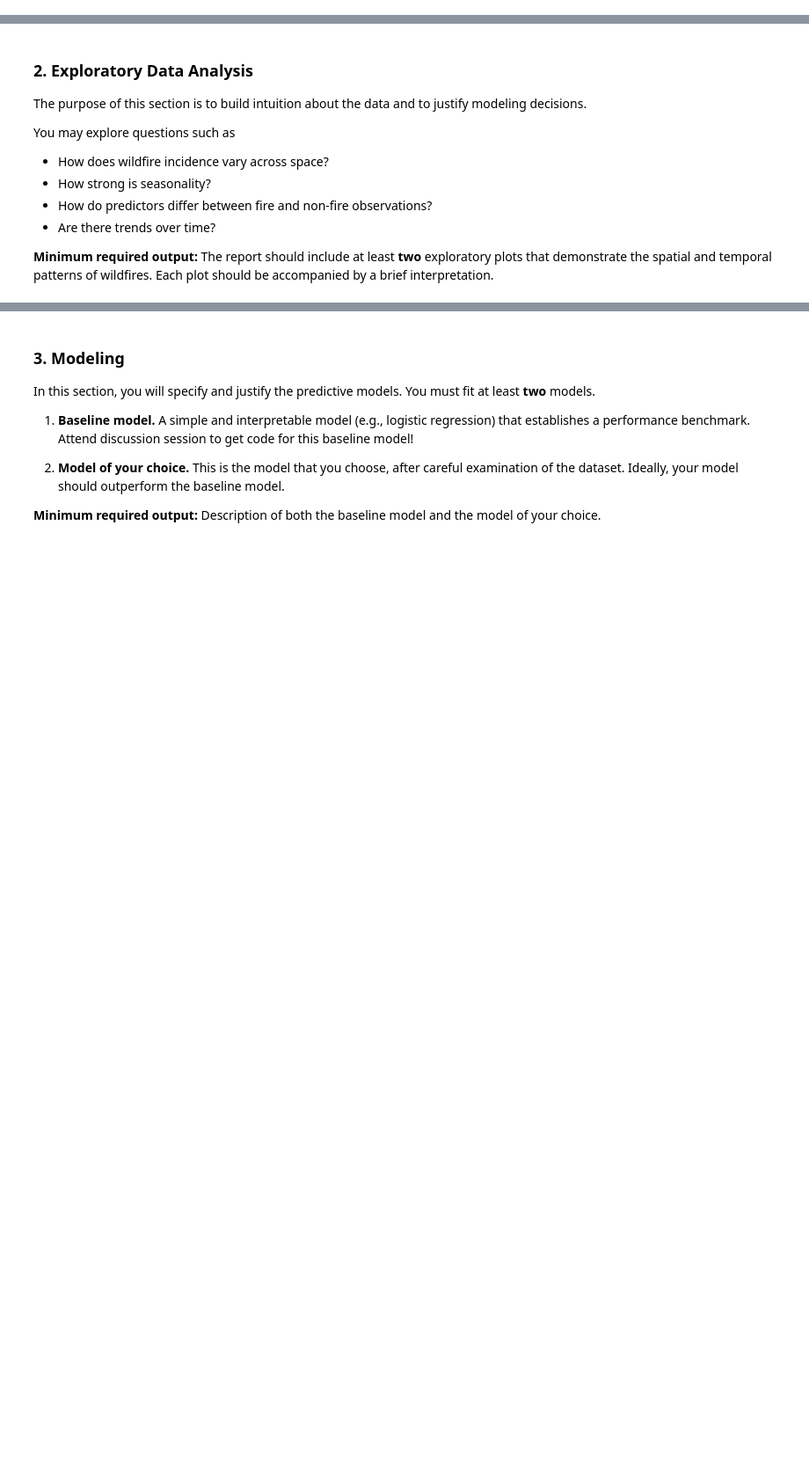
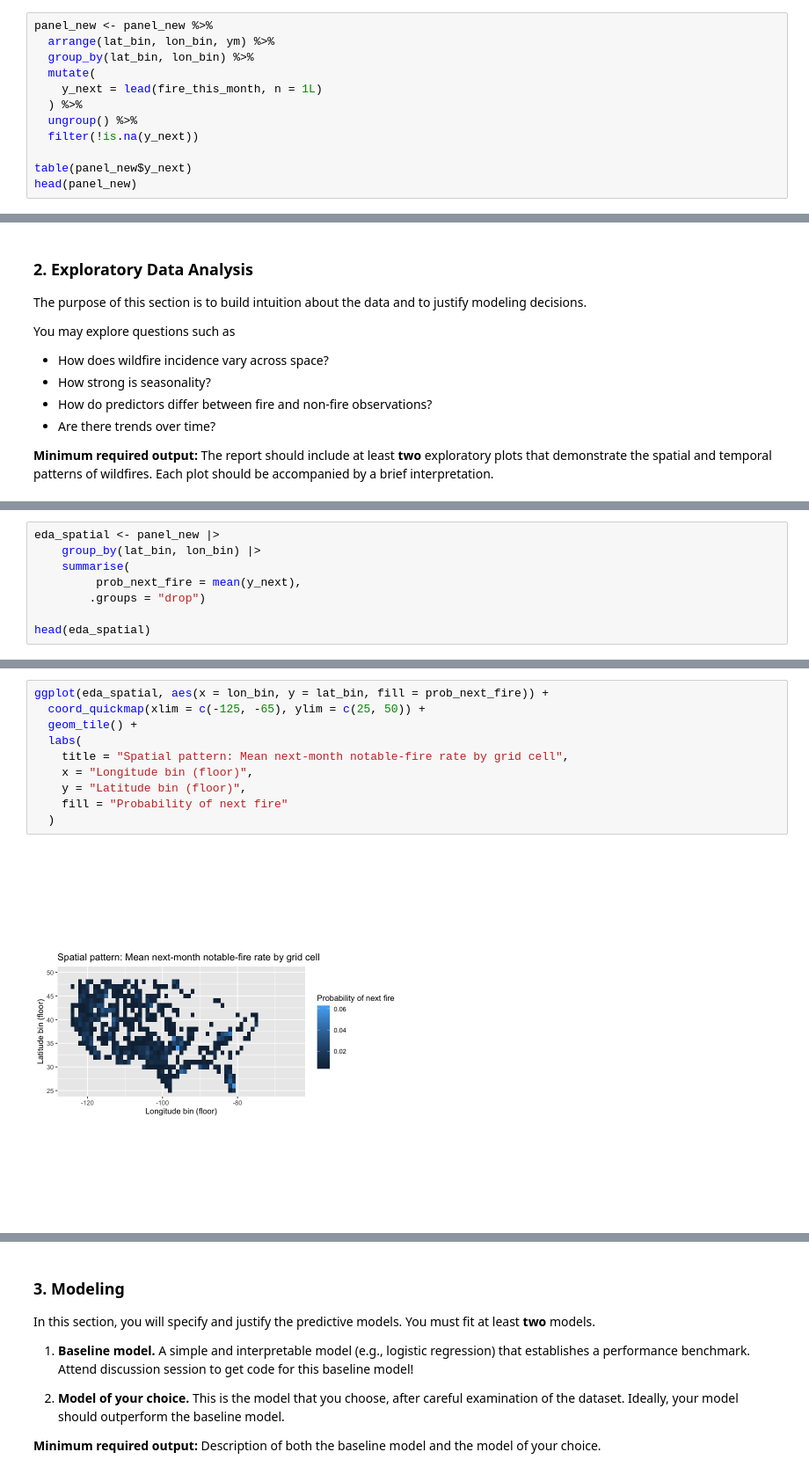
Before and after one commit to trinhhoangtrangthy-cpu/STA141AW26_Final_Project, a Jupyter notebook: Final_report_description.ipynb, the cells around one changed output, grey strips where cells are left out. Shown at 88% size. Drawn from its saved outputs; the diff is of its cells as text; blank space fills up the shorter version.

```diff
--- a/Final_report_description.ipynb
+++ b/Final_report_description.ipynb
@@ -225,0 +232,12 @@ $ fire_this_month <dbl> 0, 0, 0, 0, 0, 0, 0, 0, 0, 0, 0, 0, 0, 0, 0, 0, 0, 0,
+# %%
+panel_new <- panel_new %>%
+  arrange(lat_bin, lon_bin, ym) %>%
+  group_by(lat_bin, lon_bin) %>%
+  mutate(
+    y_next = lead(fire_this_month, n = 1L)
+  ) %>%
+  ungroup() %>%
+  filter(!is.na(y_next))
+
+table(panel_new$y_next)
+head(panel_new)
@@ -239,0 +272,8 @@ You may explore questions such as
+# %%
+eda_spatial <- panel_new |>
+    group_by(lat_bin, lon_bin) |>
+    summarise(
+         prob_next_fire = mean(y_next),
+        .groups = "drop")
+
+head(eda_spatial)
@@ -239,0 +290,12 @@ You may explore questions such as
+# %%
+ggplot(eda_spatial, aes(x = lon_bin, y = lat_bin, fill = prob_next_fire)) +
+  coord_quickmap(xlim = c(-125, -65), ylim = c(25, 50)) +
+  geom_tile() +
+  labs(
+    title = "Spatial pattern: Mean next-month notable-fire rate by grid cell",
+    x = "Longitude bin (floor)",
+    y = "Latitude bin (floor)",
+    fill = "Probability of next fire"
+  )
+# %% [output]
+[figure, added]
```
Also changed, not shown: parts of 10 cells of this notebook.
